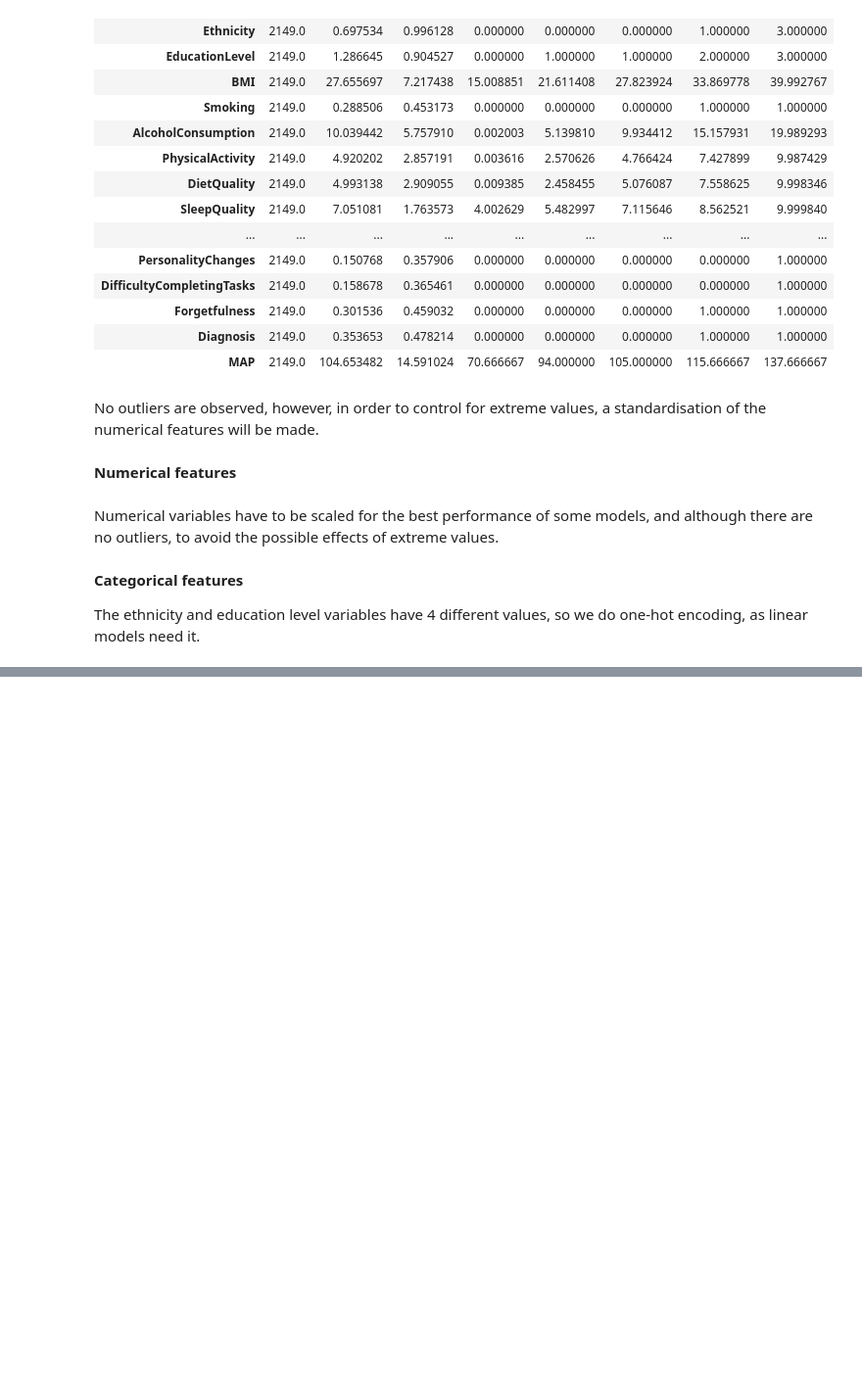
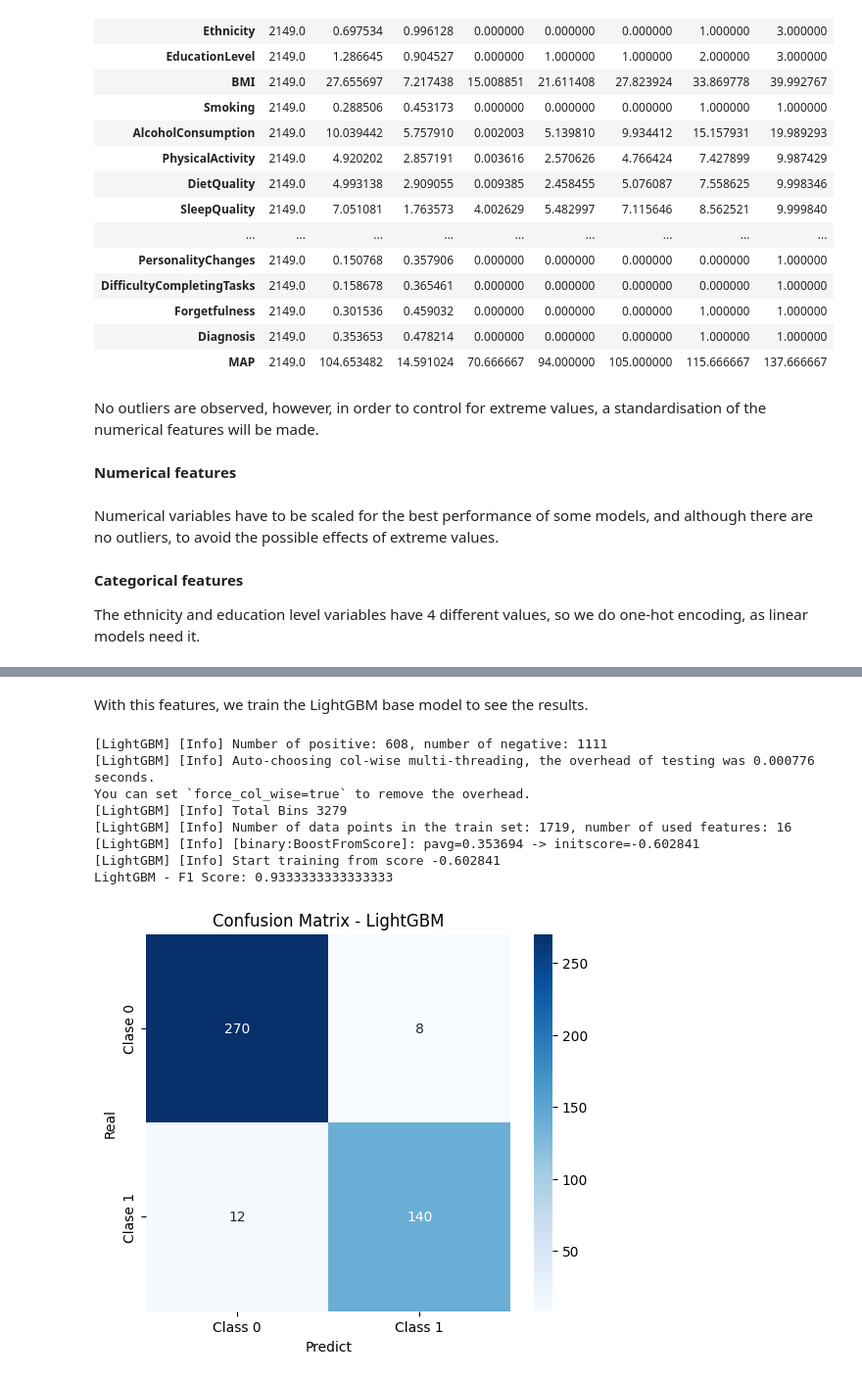
Before and after one commit to MartaaTebar/ML_Alzheimer_Disease, a Jupyter notebook: src/results_notebook/Results_ML_Alzheimer_Disease.ipynb, the cells around one changed output, grey strips where cells are left out. Shown at 98% size. Drawn from its saved outputs; the diff is of its cells as text; code cells hidden in the pictures; blank space fills up the shorter version.

```diff
--- a/src/results_notebook/Results_ML_Alzheimer_Disease.ipynb
+++ b/src/results_notebook/Results_ML_Alzheimer_Disease.ipynb
@@ -308,0 +541,20 @@ df_alzheimer = pd.get_dummies(df_alzheimer, columns=categorical_cols, drop_first
+# %% [markdown]
+With this features, we train the LightGBM base model to see the results.
+# %%
+model = lgb.LGBMClassifier()
+model.fit(X_train_selected, y_train)
+
+y_pred = model.predict(X_test_selected)
+print(f"LightGBM - F1 Score: {f1_score(y_test, y_pred)}")
+
+plot_confusion_matrix(y_test, y_pred, "LightGBM")
+# %% [output]
+[LightGBM] [Info] Number of positive: 608, number of negative: 1111
+[LightGBM] [Info] Auto-choosing col-wise multi-threading, the overhead of testing was 0.000776 seconds.
+You can set `force_col_wise=true` to remove the overhead.
+[LightGBM] [Info] Total Bins 3279
+[LightGBM] [Info] Number of data points in the train set: 1719, number of used features: 16
+[LightGBM] [Info] [binary:BoostFromScore]: pavg=0.353694 -> initscore=-0.602841
+[LightGBM] [Info] Start training from score -0.602841
+LightGBM - F1 Score: 0.9333333333333333
+[figure, added]
```
Also changed, not shown: parts of 26 cells of this notebook, 1 other file.
